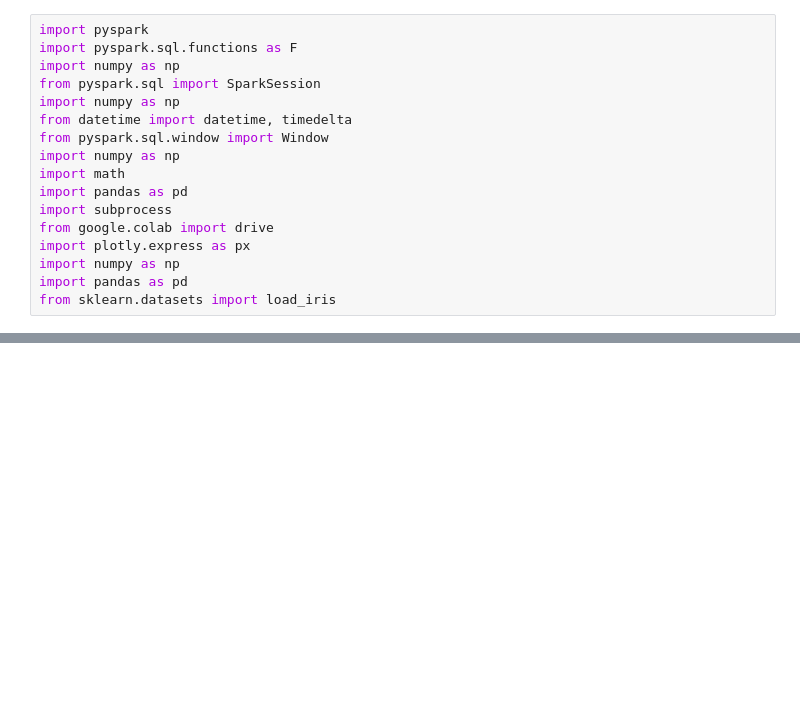
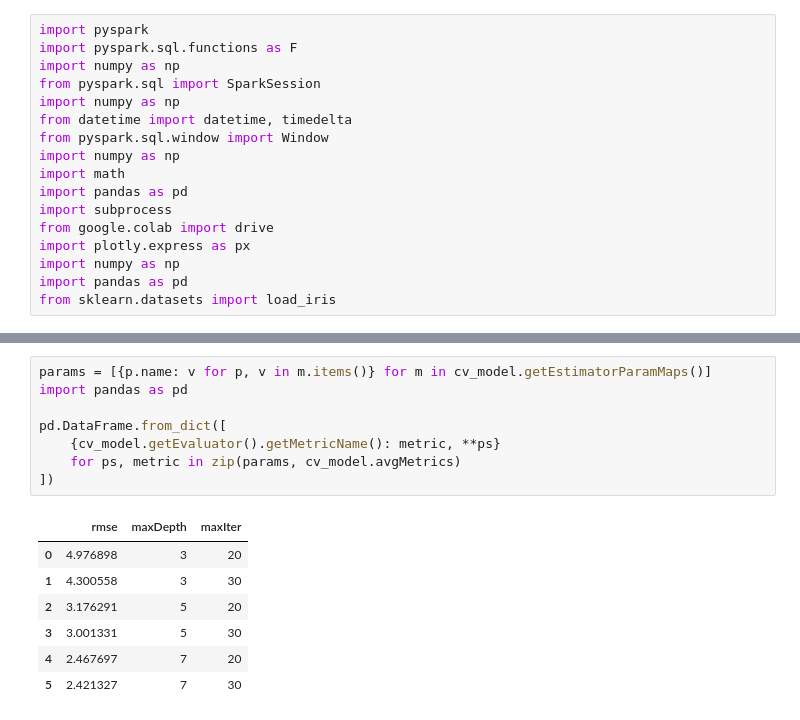
Before and after one commit to AsterisCrack/BigData-TradingProject, a Jupyter notebook: Pablo_Model.ipynb, the cells around one changed output, grey strips where cells are left out. Cells and saved outputs as stored; diff of their text form; blank space fills up the shorter version.

Commit message:
Uploaded Pablo Model

```diff
--- a/Pablo_Model.ipynb
+++ b/Pablo_Model.ipynb
@@ -48,0 +175,16 @@ df2.show(5)
+# %%
+params = [{p.name: v for p, v in m.items()} for m in cv_model.getEstimatorParamMaps()]
+import pandas as pd
+
+pd.DataFrame.from_dict([
+    {cv_model.getEvaluator().getMetricName(): metric, **ps}
+    for ps, metric in zip(params, cv_model.avgMetrics)
+])
+# %% [output]
+|  | rmse | maxDepth | maxIter |
+| 0 | 4.976898 | 3 | 20 |
+| 1 | 4.300558 | 3 | 30 |
+| 2 | 3.176291 | 5 | 20 |
+| 3 | 3.001331 | 5 | 30 |
+| 4 | 2.467697 | 7 | 20 |
+| 5 | 2.421327 | 7 | 30 |
```
Also changed, not shown: parts of 15 cells of this notebook.
